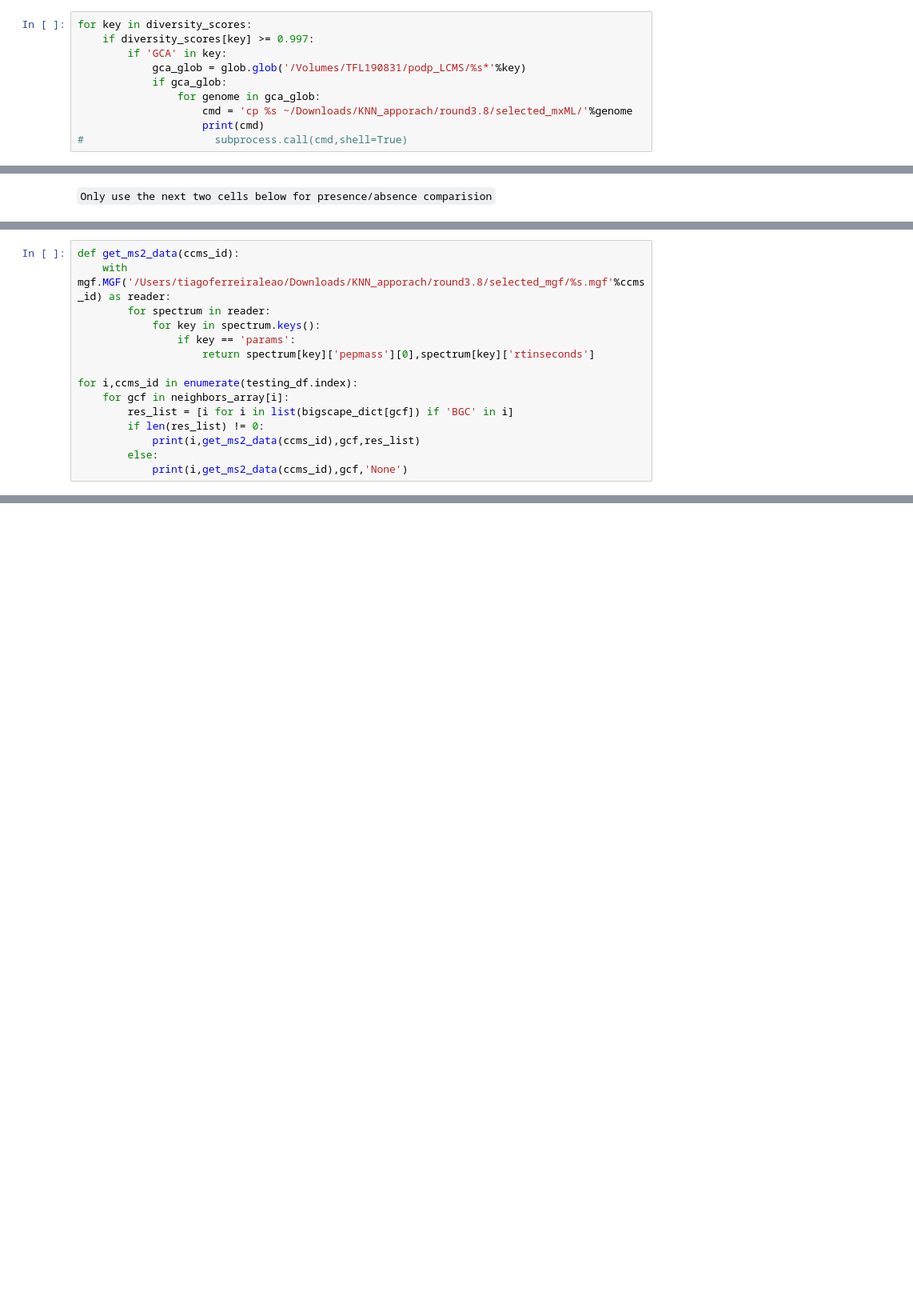
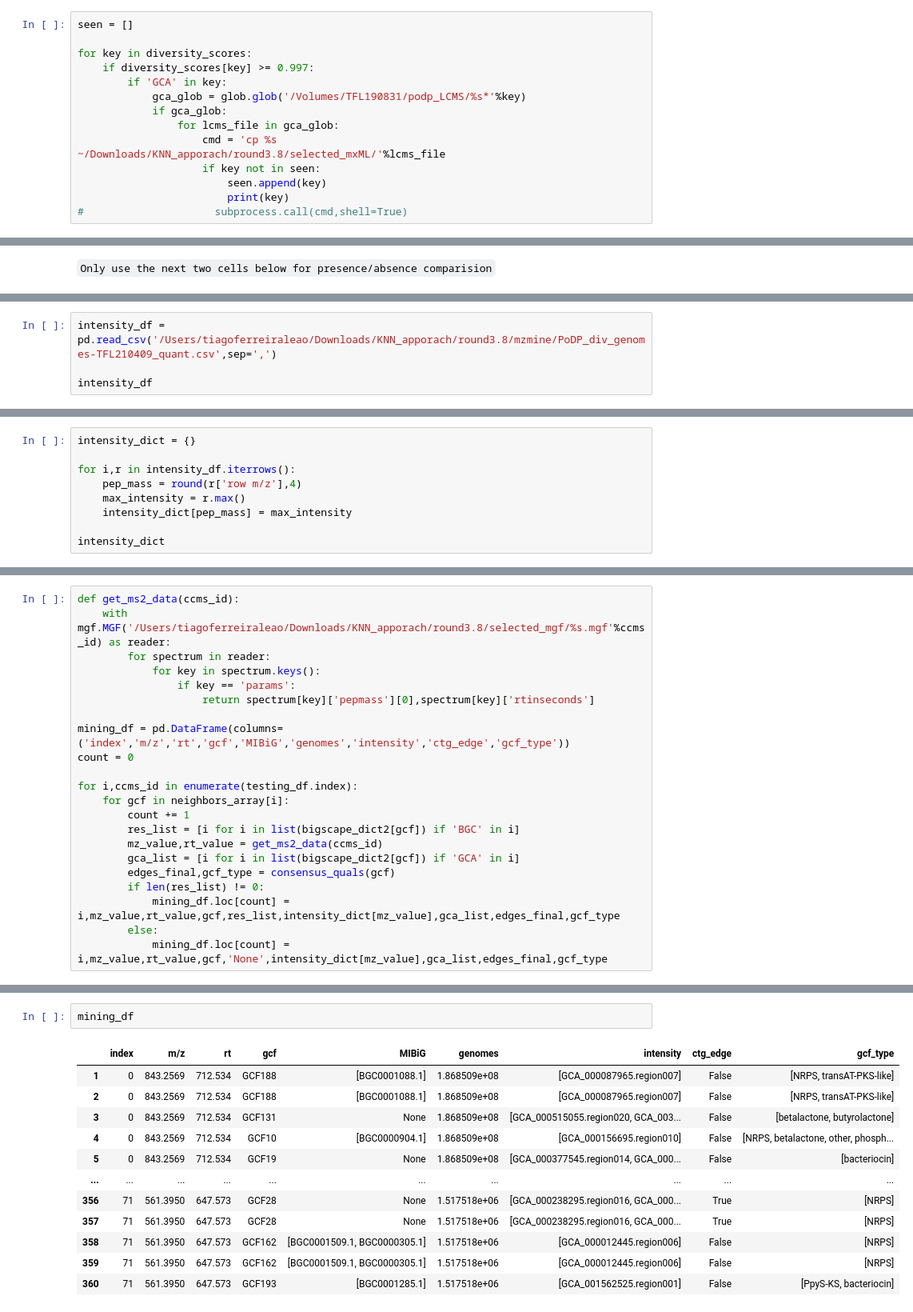
Before and after one commit to tiagolbiotech/NPOmix, a Jupyter notebook: notebook3_main-round3.8-210401.ipynb, the cells around one changed output, grey strips where cells are left out. Shown: that part at 80% size. Saved outputs shown, nothing was run; the diff lists cells and outputs as text; blank space fills up the shorter version.

```diff
--- a/notebook3_main-round3.8-210401.ipynb
+++ b/notebook3_main-round3.8-210401.ipynb
@@ -442,13 +463,17 @@ diversity_scores
  'MIBiG': 0.9947524672106638}
 <Figure size 432x288 with 0 Axes>
 # %%
+seen = []
+
 for key in diversity_scores:
     if diversity_scores[key] >= 0.997:
         if 'GCA' in key:
             gca_glob = glob.glob('/Volumes/TFL190831/podp_LCMS/%s*'%key)
             if gca_glob:
-                for genome in gca_glob:
-                    cmd = 'cp %s ~/Downloads/KNN_apporach/round3.8/selected_mxML/'%genome
-                    print(cmd)
+                for lcms_file in gca_glob:
+                    cmd = 'cp %s ~/Downloads/KNN_apporach/round3.8/selected_mxML/'%lcms_file
+                    if key not in seen:
+                        seen.append(key)
+                        print(key)
 #                     subprocess.call(cmd,shell=True)
 # %% [output]
@@ -815,0 +836,4 @@ bigscape_dict2['GCF171']
+# %%
+intensity_df = pd.read_csv('/Users/tiagoferreiraleao/Downloads/KNN_apporach/round3.8/mzmine/PoDP_div_genomes-TFL210409_quant.csv',sep=',')
+
+intensity_df
@@ -815,0 +854,9 @@ bigscape_dict2['GCF171']
+# %%
+intensity_dict = {}
+
+for i,r in intensity_df.iterrows():
+    pep_mass = round(r['row m/z'],4)
+    max_intensity = r.max()
+    intensity_dict[pep_mass] = max_intensity
+
+intensity_dict
@@ -821,10 +933,17 @@ def get_ms2_data(ccms_id):
                 if key == 'params':
                     return spectrum[key]['pepmass'][0],spectrum[key]['rtinseconds']
 
+mining_df = pd.DataFrame(columns=('index','m/z','rt','gcf','MIBiG','genomes','intensity','ctg_edge','gcf_type'))
+count = 0
+
 for i,ccms_id in enumerate(testing_df.index):
     for gcf in neighbors_array[i]:
-        res_list = [i for i in list(bigscape_dict[gcf]) if 'BGC' in i]
+        count += 1
+        res_list = [i for i in list(bigscape_dict2[gcf]) if 'BGC' in i]
+        mz_value,rt_value = get_ms2_data(ccms_id)
+        gca_list = [i for i in list(bigscape_dict2[gcf]) if 'GCA' in i]
+        edges_final,gcf_type = consensus_quals(gcf)
         if len(res_list) != 0:
-            print(i,get_ms2_data(ccms_id),gcf,res_list)
+            mining_df.loc[count] = i,mz_value,rt_value,gcf,res_list,intensity_dict[mz_value],gca_list,edges_final,gcf_type
         else:
-            print(i,get_ms2_data(ccms_id),gcf,'None')
+            mining_df.loc[count] = i,mz_value,rt_value,gcf,'None',intensity_dict[mz_value],gca_list,edges_final,gcf_type
@@ -878,0 +950,15 @@ qualifiers:
+# %%
+mining_df
+# %% [output]
+|  | index | m/z | rt | gcf | MIBiG | genomes | intensity | ctg_edge | gcf_type |
+| 1 | 0 | 843.2569 | 712.534 | GCF188 | [BGC0001088.1] | 1.868509e+08 | [GCA_000087965.region007] | False | [NRPS, transAT-PKS-like] |
+| 2 | 0 | 843.2569 | 712.534 | GCF188 | [BGC0001088.1] | 1.868509e+08 | [GCA_000087965.region007] | False | [NRPS, transAT-PKS-like] |
+| 3 | 0 | 843.2569 | 712.534 | GCF131 | None | 1.868509e+08 | [GCA_000515055.region020, GCA_003... | False | [betalactone, butyrolactone] |
+| 4 | 0 | 843.2569 | 712.534 | GCF10 | [BGC0000904.1] | 1.868509e+08 | [GCA_000156695.region010] | False | [NRPS, betalactone, other, phosph... |
+| 5 | 0 | 843.2569 | 712.534 | GCF19 | None | 1.868509e+08 | [GCA_000377545.region014, GCA_000... | False | [bacteriocin] |
+| ... | ... | ... | ... | ... | ... | ... | ... | ... | ... |
+| 356 | 71 | 561.3950 | 647.573 | GCF28 | None | 1.517518e+06 | [GCA_000238295.region016, GCA_000... | True | [NRPS] |
+| 357 | 71 | 561.3950 | 647.573 | GCF28 | None | 1.517518e+06 | [GCA_000238295.region016, GCA_000... | True | [NRPS] |
+| 358 | 71 | 561.3950 | 647.573 | GCF162 | [BGC0001509.1, BGC0000305.1] | 1.517518e+06 | [GCA_000012445.region006] | False | [NRPS] |
+| 359 | 71 | 561.3950 | 647.573 | GCF162 | [BGC0001509.1, BGC0000305.1] | 1.517518e+06 | [GCA_000012445.region006] | False | [NRPS] |
+| 360 | 71 | 561.3950 | 647.573 | GCF193 | [BGC0001285.1] | 1.517518e+06 | [GCA_001562525.region001] | False | [PpyS-KS, bacteriocin] |
```
Also changed, not shown: parts of 23 cells of this notebook, 1 other file.
